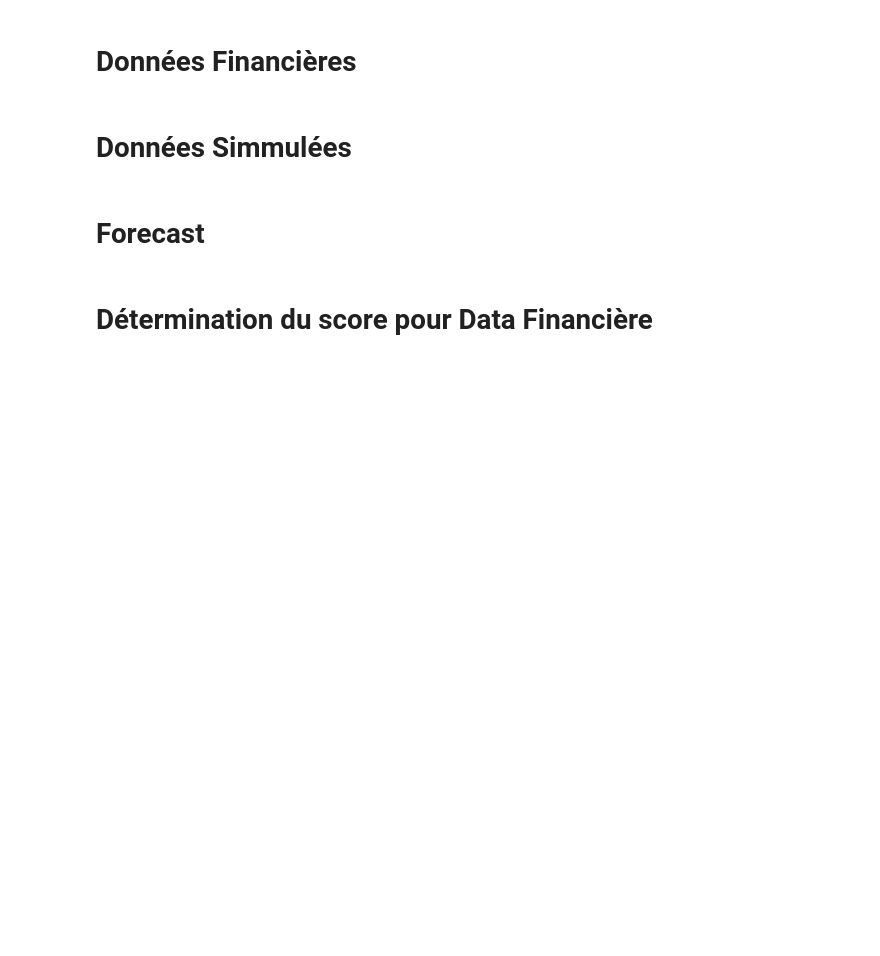
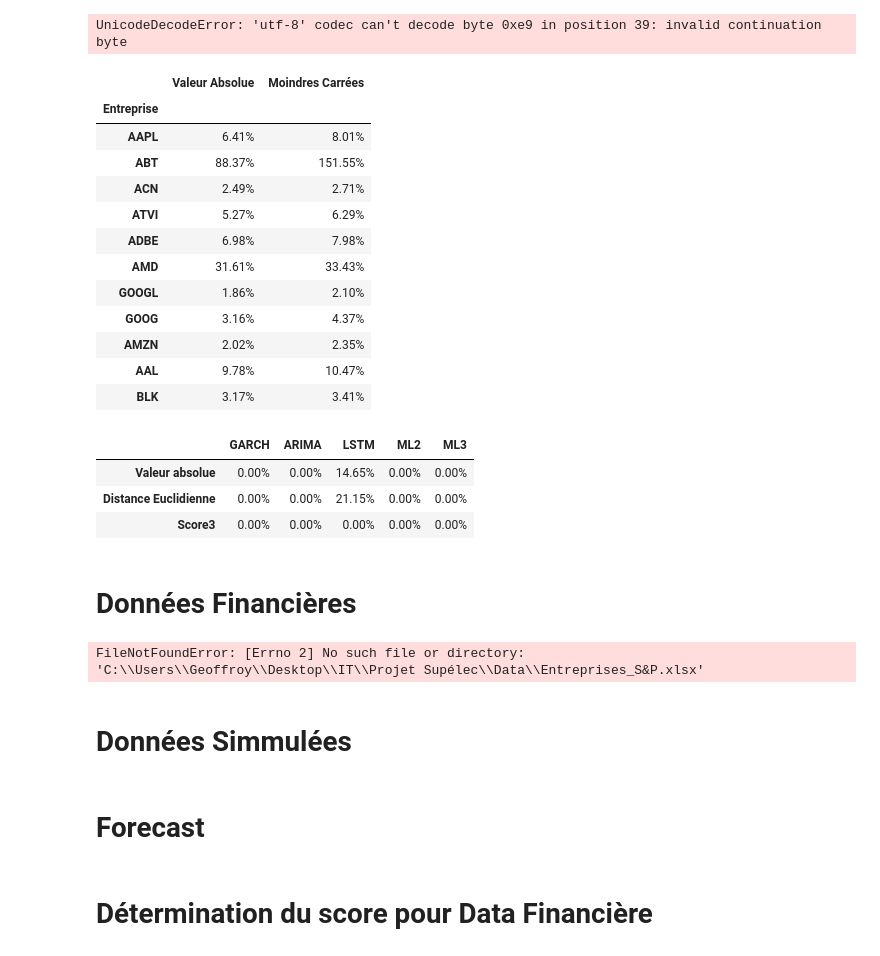
Before and after one commit to Geoffroyclms/Time-Series, a Jupyter notebook: Score Table.ipynb, the cells around one changed output. Cells and saved outputs as stored; diff of their text form; code cells hidden in the pictures; blank space fills up the shorter version.

```diff
--- a/Score Table.ipynb
+++ b/Score Table.ipynb
@@ -23,10 +18,74 @@ Ecartdist=((df['MSFT']-df["Prédiction"])**2).dropna()
+# %%
+L_abs = []
+L_abs_per = []
+L_eucli = []
+L_eucli_per =[]
+
+
+for l in companies:
+    path=r"C:\Users\Geoffroy\Desktop\IT\Projet Supélec\Code\lstm_16_17_"+l+".csv" #Ordi Fixe Geoffroy
+    #path=r"C:\Users\Geoffroy\Desktop\IT\Projet Supélec\Code\lstm_16_17_"+l+".csv" #Ordi Portable Geoffroy
+    df=pd.read_csv(path)
+    #df=pd.read_csv("C:\Users\Geoffroy\Desktop\IT\Projet Supélec\SP500.xlsx") #PC Portable Geoffroy
+    V_abs = df['Ecart'].mean()
+    V_abs_perc = V_abs/(df['True Close'].tolist()[-1])
+    V_eucli = ((df['Ecart']**2).mean())**(1/2)
+    V_eucli_per =V_eucli/(df['True Close'].tolist()[-1])
+    L_abs.append([l ,V_abs])
+    L_abs_per.append([l,V_abs_perc])
+    L_eucli.append([l,V_eucli])
+    L_eucli_per.append([l,V_eucli_per])
+# %% [output]
+UnicodeDecodeError: 'utf-8' codec can't decode byte 0xe9 in position 39: invalid continuation byte
+# %%
+df_absp= pd.DataFrame(L_abs_per)
+df_ep = pd.DataFrame(L_eucli_per)
+
+df_absp.columns=['Entreprise','Valeur Absolue']
+df_ep.columns=['Entreprise','Moindres Carrées']
+
+df_absp=df_absp.set_index('Entreprise')
+df_ep=df_ep.set_index('Entreprise')
+
+dfscore=df_absp.join(df_ep)
+dfscore.style.format("{:.2%}")
+
+#Score 3 cross entrop y ? probleme car nos valeurs sont pas entre 0 et 1...
+# %% [output]
+|  | Valeur Absolue | Moindres Carrées |
+| Entreprise |  |  |
+| AAPL | 6.41% | 8.01% |
+| ABT | 88.37% | 151.55% |
+| ACN | 2.49% | 2.71% |
+| ATVI | 5.27% | 6.29% |
+| ADBE | 6.98% | 7.98% |
+| AMD | 31.61% | 33.43% |
+| GOOGL | 1.86% | 2.10% |
+| GOOG | 3.16% | 4.37% |
+| AMZN | 2.02% | 2.35% |
+| AAL | 9.78% | 10.47% |
+| BLK | 3.17% | 3.41% |
+# %%
+VA=dfscore['Valeur Absolue'].mean()
+VMC=dfscore['Moindres Carrées'].mean()
+Score3 = 0
+recap['LSTM']=[VA,VMC,Score3]
+
+recap.style.format("{:.2%}")
+# %% [output]
+|  | GARCH | ARIMA | LSTM | ML2 | ML3 |
+| Valeur absolue | 0.00% | 0.00% | 14.65% | 0.00% | 0.00% |
+| Distance Euclidienne | 0.00% | 0.00% | 21.15% | 0.00% | 0.00% |
+| Score3 | 0.00% | 0.00% | 0.00% | 0.00% | 0.00% |
 # %% [markdown]
 # Données Financières
 # %%
-S = pd.read_excel(r"C:\Users\Geoffroy\Desktop\IT\Projet Supélec\Entreprises_S&P.xlsx", sheetname='Feuil1')
+S = pd.read_excel(r"C:\Users\Geoffroy\Desktop\IT\Projet Supélec\Data\Entreprises_S&P.xlsx", sheetname='Feuil1')
 logo=list(S['Logo'])[:3] #3 mi ici pour une question de temps
 start = datetime.datetime(2005,1,1)
 end = datetime.date.today()
+# %% [output]
+FileNotFoundError: [Errno 2] No such file or directory: 'C:\\Users\\Geoffroy\\Desktop\\IT\\Projet Supélec\\Data\\Entreprises_S&P.xlsx'
 # %%
 data_fi=pd.DataFrame({logo[0] : quandl.get("WIKI/" +logo[0] , start_date=start, end_date=end)['Adj. Close']})
 
```
Also changed, not shown: parts of 6 cells of this notebook, 14 other files.
